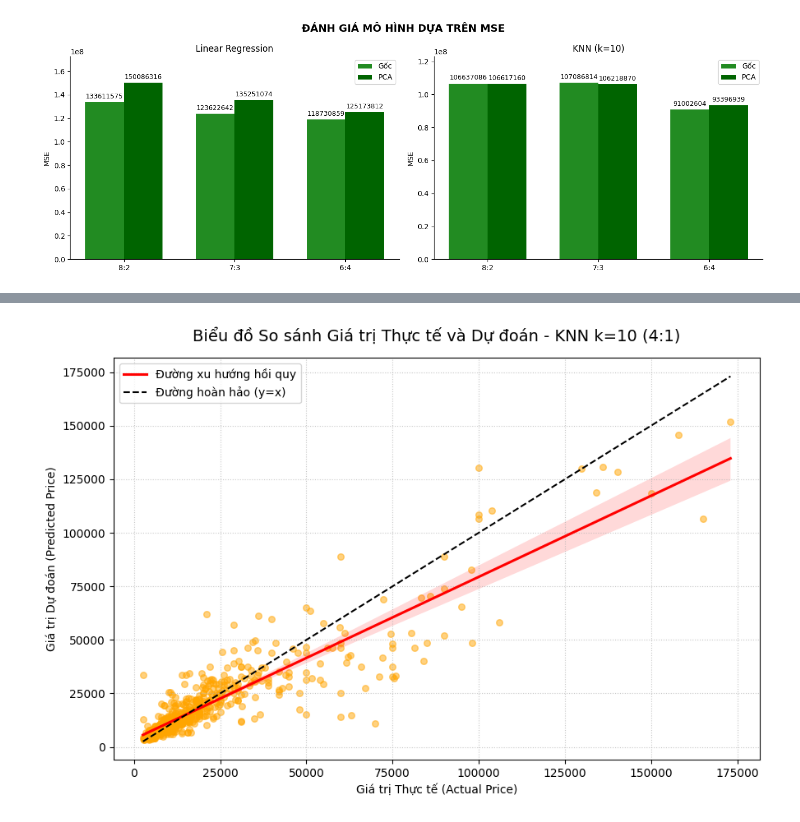
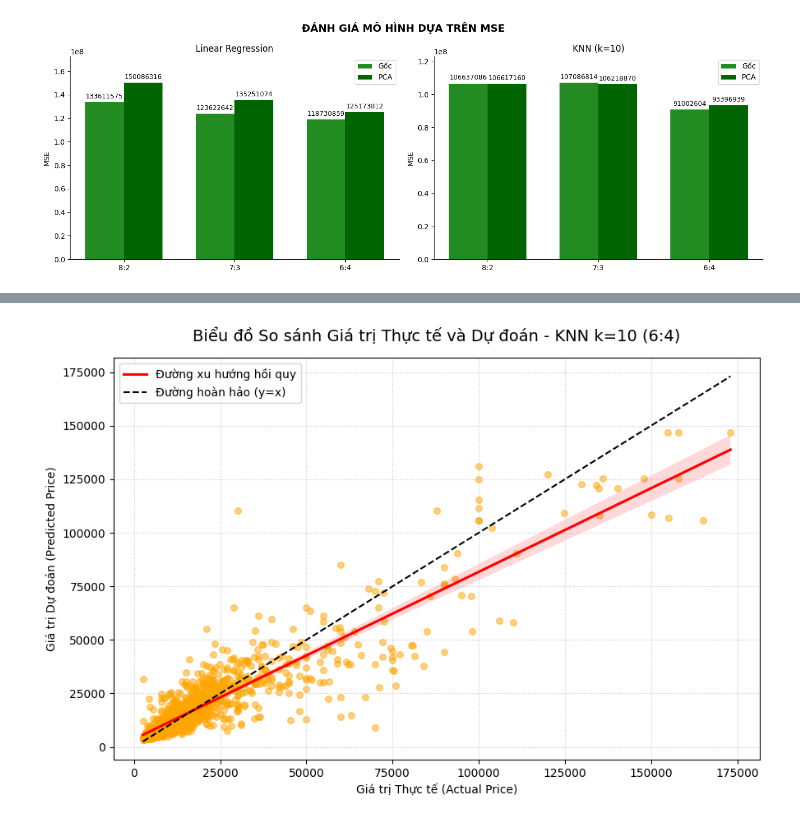
Before and after one commit to grst0610/Machine-learning, a Jupyter notebook: project.ipynb, the cells around one changed output, grey strips where cells are left out. Cells and saved outputs as stored; diff of their text form; code cells hidden in the pictures.

```diff
--- a/project.ipynb
+++ b/project.ipynb
@@ -582,8 +619,8 @@ for name, model in models.items():
         r2_red_train = r2_score(y_train, pred_red_train)
         r2_red_test = r2_score(y_test, pred_red_test)
 
-        # Lưu kết quả trường hợp 4:1
-        if split == 0.2:
+        # Lưu kết quả trường hợp 6:4
+        if split == 0.4:
             saved_results[name] = {"y_test": y_test, "y_pred": pred_ori_test}
 
         # Lưu dữ liệu để vẽ biểu đồ
@@ -602,7 +639,7 @@ for name, model in models.items():
             knn_mse_goc.append(mse_ori_test)
             knn_mse_pca.append(mse_red_test)
 
-        # In kết quả (Giữ nguyên định dạng, bổ sung biến MSE)
+        # In kết quả
         display_name = name if first_row else ""
         mae_ori_str = f"{mae_ori_train:.0f} / {mae_ori_test:.0f}"
         mse_ori_str = f"{mse_ori_train:.0f} / {mse_ori_test:.0f}"
@@ -617,9 +654,6 @@ for name, model in models.items():
 
     print("-" * len(header))
 
-# =====================================================================
-# VẼ BIỂU ĐỒ (CHIA LÀM 3 KHUNG HÌNH THEO TỪNG MỤC R2, MAE, MSE)
-# =====================================================================
 labels = ['8:2', '7:3', '6:4']
 x = np.arange(len(labels))
 width = 0.35
@@ -627,12 +661,11 @@ width = 0.35
 plt.style.use('default')
 
 def remove_spines(ax):
-    """Hàm phụ trợ để làm sạch viền biểu đồ"""
     ax.spines['top'].set_visible(False)
     ax.spines['right'].set_visible(False)
 
 # ---------------------------------------------------------
-# MỤC 1: BIỂU ĐỒ SO SÁNH R2
+# BIỂU ĐỒ SO SÁNH R2
 # ---------------------------------------------------------
 fig1, (ax1, ax2) = plt.subplots(1, 2, figsize=(14, 5))
 fig1.suptitle('ĐÁNH GIÁ MÔ HÌNH DỰA TRÊN R2', fontsize=14, fontweight='bold')
@@ -667,7 +700,7 @@ plt.tight_layout()
 plt.show()
 
 # ---------------------------------------------------------
-# MỤC 2: BIỂU ĐỒ SO SÁNH MAE
+# BIỂU ĐỒ SO SÁNH MAE
 # ---------------------------------------------------------
 fig2, (ax3, ax4) = plt.subplots(1, 2, figsize=(14, 5))
 fig2.suptitle('ĐÁNH GIÁ MÔ HÌNH DỰA TRÊN MAE', fontsize=14, fontweight='bold')
@@ -702,7 +735,7 @@ plt.tight_layout()
 plt.show()
 
 # ---------------------------------------------------------
-# MỤC 3: BIỂU ĐỒ SO SÁNH MSE
+# BIỂU ĐỒ SO SÁNH MSE
 # ---------------------------------------------------------
 fig3, (ax5, ax6) = plt.subplots(1, 2, figsize=(14, 5))
 fig3.suptitle('ĐÁNH GIÁ MÔ HÌNH DỰA TRÊN MSE', fontsize=14, fontweight='bold')
@@ -839,30 +868,26 @@ plt.show()
 # %%
 # Biểu đồ thực tế vs dự đoán
 plt.figure(figsize=(9, 6))
 
 # Vẽ các điểm dữ liệu và đường xu hướng hồi quy
-# Đổi màu scatter thành màu cam để đồng bộ với biểu đồ KNN trước đó
 sns.regplot(
     x=y_test_knn,
     y=y_pred_knn,
     scatter_kws={'alpha': 0.5, 'color': 'orange', 's': 30},
     line_kws={'color': 'red', 'label': 'Đường xu hướng hồi quy'}
 )
 
 # Vẽ đường hoàn hảo y = x (Nơi Dự đoán chính xác 100% bằng Thực tế)
 min_val = min(y_test_knn.min(), y_pred_knn.min())
 max_val = max(y_test_knn.max(), y_pred_knn.max())
 plt.plot([min_val, max_val], [min_val, max_val], color='black', linestyle='--', label='Đường hoàn hảo (y=x)')
 
-# Thêm nhãn và tiêu đề
 plt.xlabel('Giá trị Thực tế (Actual Price)')
 plt.ylabel('Giá trị Dự đoán (Predicted Price)')
-plt.title('Biểu đồ So sánh Giá trị Thực tế và Dự đoán - KNN k=10 (4:1)', fontsize=14, pad=15)
+plt.title('Biểu đồ So sánh Giá trị Thực tế và Dự đoán - KNN k=10 (6:4)', fontsize=14, pad=15)
 plt.legend()
 plt.grid(True, linestyle=':', alpha=0.7)
-
-# Hiển thị đồ thị
 plt.tight_layout()
 plt.show()
 # %% [output]
-[figure, old version]
+[figure, new version]
```
Also changed, not shown: parts of 11 cells of this notebook.
